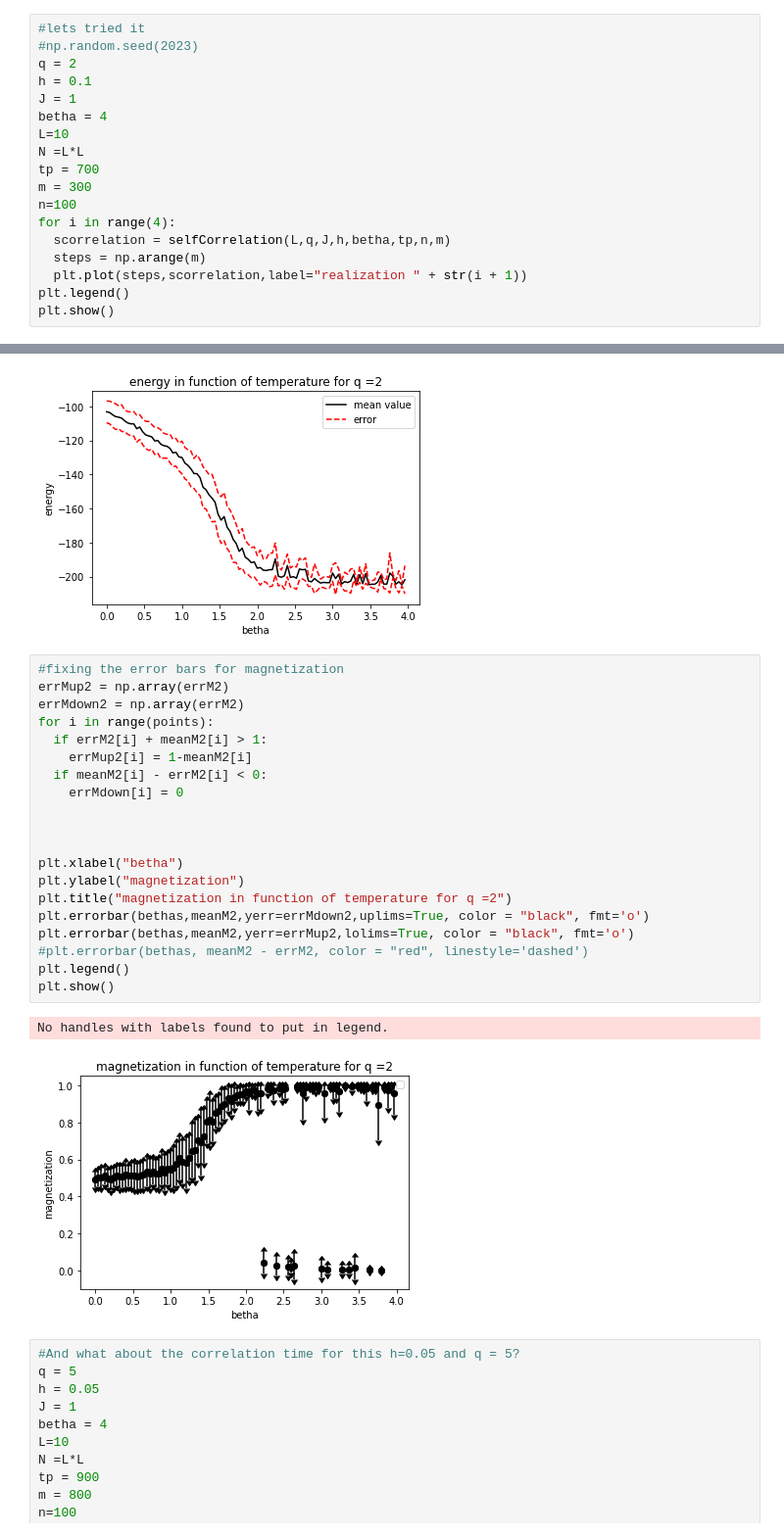
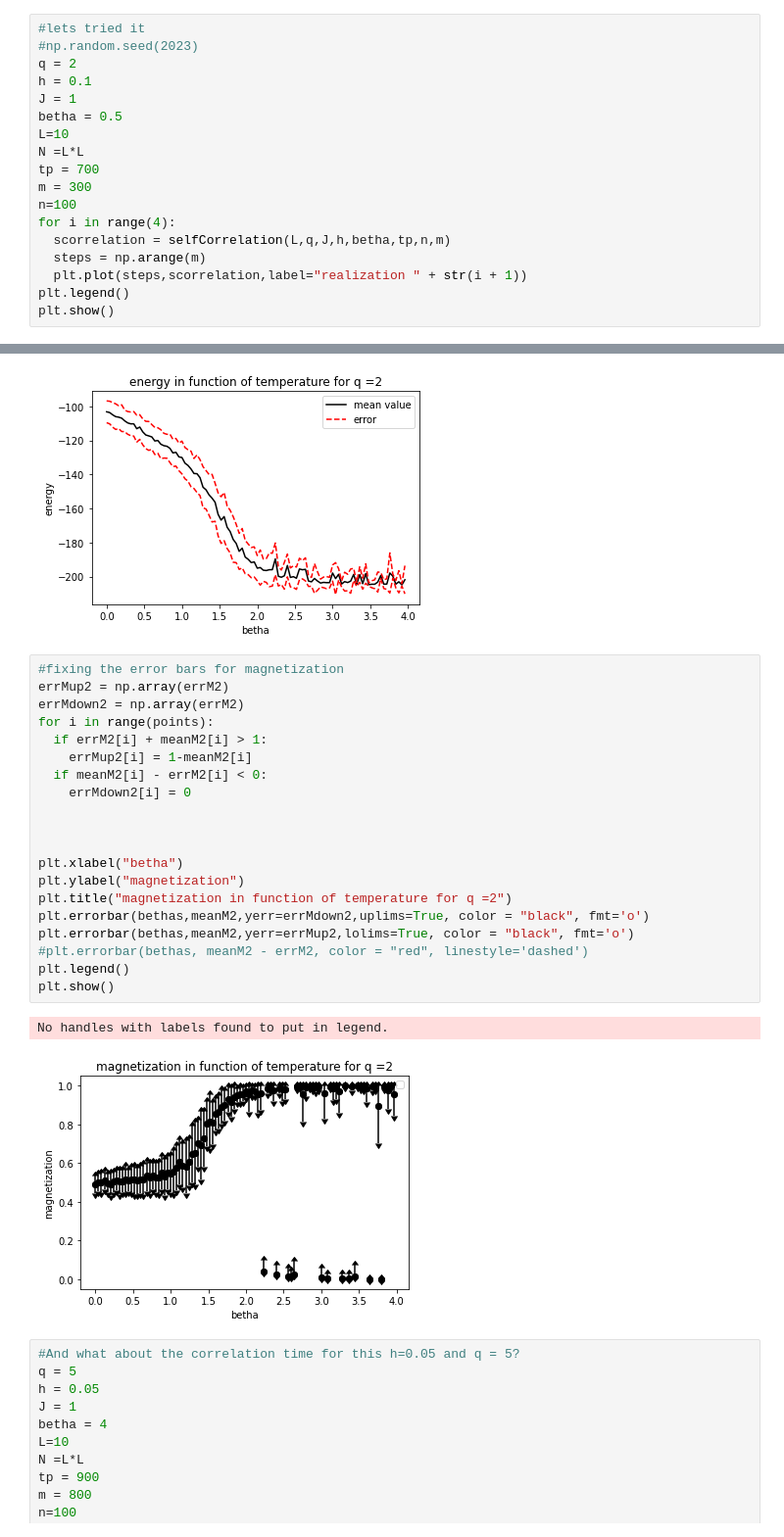
Before and after one commit to carlossoto362/QLS2021-2022Diploma, a Jupyter notebook: Copy_of_StatMechWithPython_TutorialProject_CarlosSoto.ipynb, the cells around one changed output, grey strips where cells are left out. Shown at 98% size. Cells and saved outputs as stored; diff of their text form.

```diff
--- a/Copy_of_StatMechWithPython_TutorialProject_CarlosSoto.ipynb
+++ b/Copy_of_StatMechWithPython_TutorialProject_CarlosSoto.ipynb
@@ -466,7 +466,7 @@ def selfCorrelation(L,q,J,h,betha,tp,n,m):
 q = 2
 h = 0.1
 J = 1
-betha = 4
+betha = 0.5
 L=10
 N =L*L
 tp = 700
@@ -666,26 +668,26 @@ plt.show()
 # %%
 #fixing the error bars for magnetization
 errMup2 = np.array(errM2)
 errMdown2 = np.array(errM2)
 for i in range(points):
   if errM2[i] + meanM2[i] > 1:
     errMup2[i] = 1-meanM2[i]
   if meanM2[i] - errM2[i] < 0:
-    errMdown[i] = 0
+    errMdown2[i] = 0
 
 
 
 plt.xlabel("betha")
 plt.ylabel("magnetization")
 plt.title("magnetization in function of temperature for q =2")
 plt.errorbar(bethas,meanM2,yerr=errMdown2,uplims=True, color = "black", fmt='o')
 plt.errorbar(bethas,meanM2,yerr=errMup2,lolims=True, color = "black", fmt='o')
 #plt.errorbar(bethas, meanM2 - errM2, color = "red", linestyle='dashed')
 plt.legend()
 plt.show()
 # %% [output]
 No handles with labels found to put in legend.
-[figure, old version]
+[figure, new version]
 # %%
 #And what about the correlation time for this h=0.05 and q = 5?
 q = 5
```
Also changed, not shown: parts of 5 cells of this notebook.
